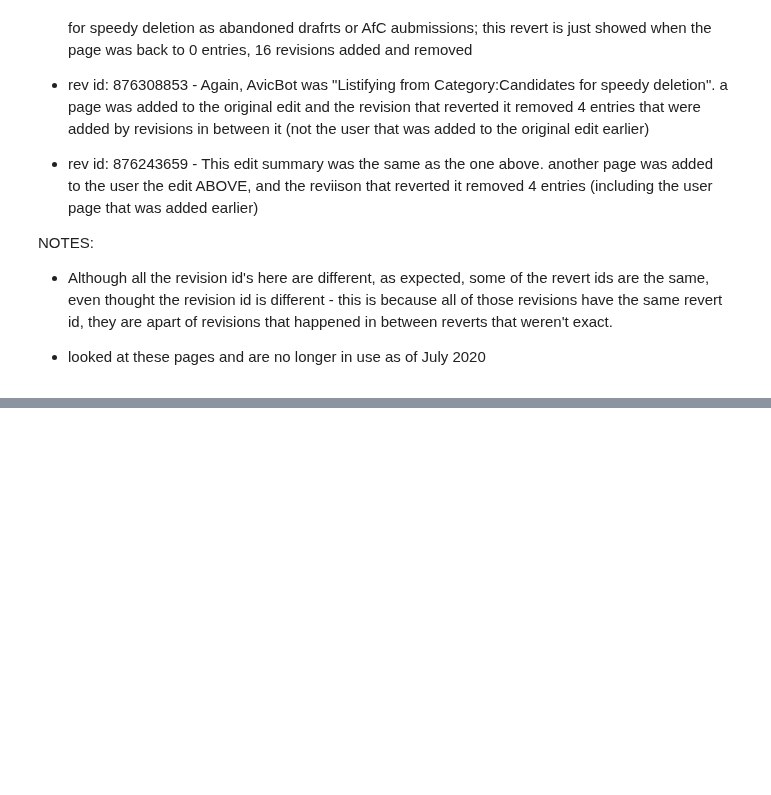
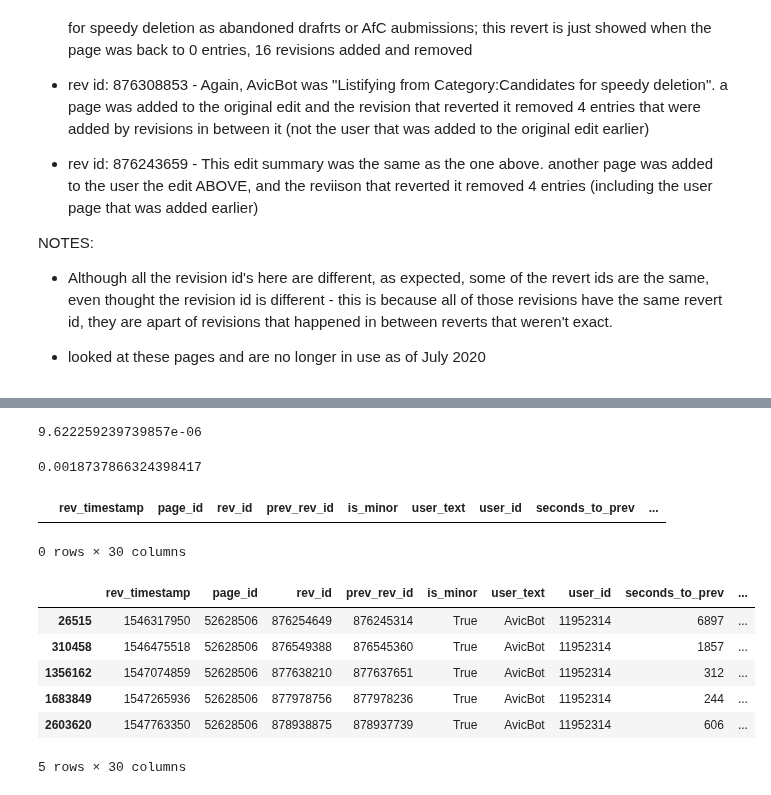
Before and after one commit to levon003/wiki-ores-feedback, a Jupyter notebook: reu2021/AvicBot.ipynb, the cells around one changed output, grey strips where cells are left out. Drawn from its saved outputs; the diff is of its cells as text; code cells hidden in the pictures; blank space fills up the shorter version.

```diff
--- a/reu2021/AvicBot.ipynb
+++ b/reu2021/AvicBot.ipynb
@@ -256,0 +287,3 @@ Questions:
+# %%
+avicbot23 = sdf_bots[sdf_bots.user_text == "AvicBot"] #using the original data, wanted to print all of AvicBot's revisions made in 3 weeks that were reverted
+avicbot23 = avicbot23[avicbot23.is_self_reverted == True] #then I wanted to see how many of those were self reverted
@@ -256,0 +309,26 @@ Questions:
+# %%
+mean(avicbot23.damaging_pred)
+# %% [output]
+9.622259239739857e-06
+# %%
+mean(avicbot23.goodfaith_pred)
+# %% [output]
+0.0018737866324398417
+# %%
+avicbot23[avicbot23.goodfaith_pred < 0.5]
+# %% [output]
+|  | rev_timestamp | page_id | rev_id | prev_rev_id | is_minor | user_text | user_id | seconds_to_prev | ... |
+0 rows × 30 columns
+# %%
+t = avicbot23[avicbot23.damaging_pred > 0.05]
+t[t.day<22]
+t[t.is_reverted] # w/o, still include 'none'
+t = t[t.seconds_to_revert.astype('str').astype('int')<86400]
+# %% [output]
+|  | rev_timestamp | page_id | rev_id | prev_rev_id | is_minor | user_text | user_id | seconds_to_prev | ... |
+| 26515 | 1546317950 | 52628506 | 876254649 | 876245314 | True | AvicBot | 11952314 | 6897 | ... |
+| 310458 | 1546475518 | 52628506 | 876549388 | 876545360 | True | AvicBot | 11952314 | 1857 | ... |
+| 1356162 | 1547074859 | 52628506 | 877638210 | 877637651 | True | AvicBot | 11952314 | 312 | ... |
+| 1683849 | 1547265936 | 52628506 | 877978756 | 877978236 | True | AvicBot | 11952314 | 244 | ... |
+| 2603620 | 1547763350 | 52628506 | 878938875 | 878937739 | True | AvicBot | 11952314 | 606 | ... |
+5 rows × 30 columns
```
Also changed, not shown: parts of 13 cells of this notebook, 3 other files.
